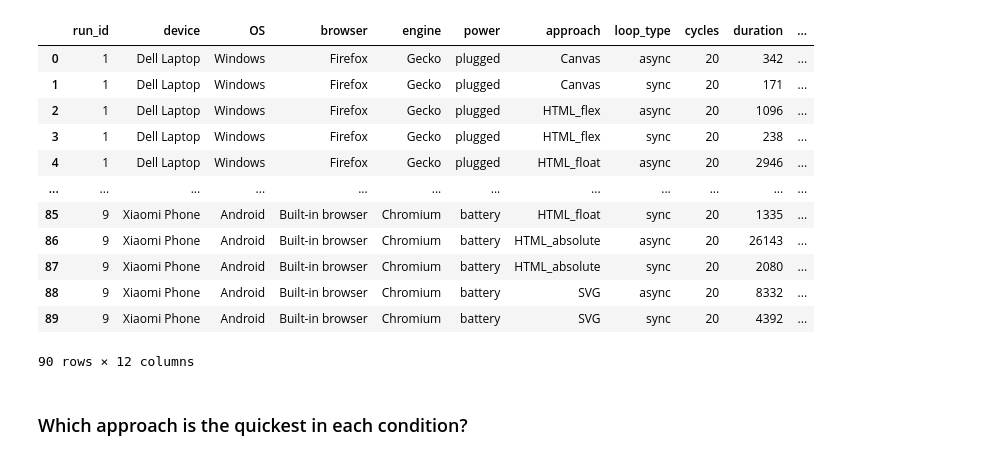
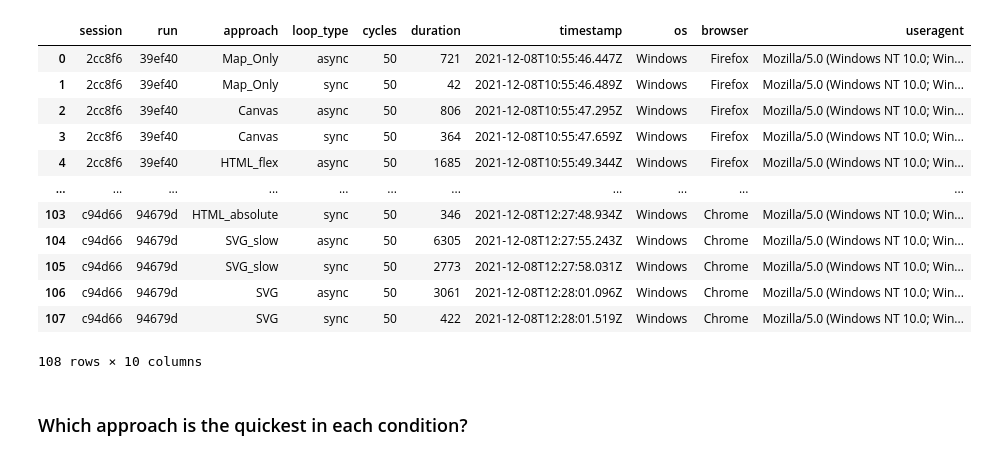
Before and after one commit to raphv/benchmark, a Jupyter notebook: benchmark-notebook.ipynb, the cells around one changed output. Saved outputs shown, nothing was run; the diff lists cells and outputs as text; code cells hidden in the pictures.

```diff
--- a/benchmark-notebook.ipynb
+++ b/benchmark-notebook.ipynb
@@ -3,22 +15,21 @@
 # %%
-import pandas
-from scipy import stats
-dataset = pandas.read_csv("benchmark-dataset.csv")
+dataset = pandas.read_csv("benchmark-dataset-homogeneous.csv")  # to use homogeneous dataset
+# dataset = pandas.read_csv("benchmark-dataset-heterogeneous.csv") # to use heterogeneous dataset
 dataset
 # %% [output]
-|  | run_id | device | OS | browser | engine | power | approach | loop_type | cycles | duration | ... |
-| 0 | 1 | Dell Laptop | Windows | Firefox | Gecko | plugged | Canvas | async | 20 | 342 | ... |
-| 1 | 1 | Dell Laptop | Windows | Firefox | Gecko | plugged | Canvas | sync | 20 | 171 | ... |
-| 2 | 1 | Dell Laptop | Windows | Firefox | Gecko | plugged | HTML_flex | async | 20 | 1096 | ... |
-| 3 | 1 | Dell Laptop | Windows | Firefox | Gecko | plugged | HTML_flex | sync | 20 | 238 | ... |
-| 4 | 1 | Dell Laptop | Windows | Firefox | Gecko | plugged | HTML_float | async | 20 | 2946 | ... |
-| ... | ... | ... | ... | ... | ... | ... | ... | ... | ... | ... | ... |
-| 85 | 9 | Xiaomi Phone | Android | Built-in browser | Chromium | battery | HTML_float | sync | 20 | 1335 | ... |
-| 86 | 9 | Xiaomi Phone | Android | Built-in browser | Chromium | battery | HTML_absolute | async | 20 | 26143 | ... |
-| 87 | 9 | Xiaomi Phone | Android | Built-in browser | Chromium | battery | HTML_absolute | sync | 20 | 2080 | ... |
-| 88 | 9 | Xiaomi Phone | Android | Built-in browser | Chromium | battery | SVG | async | 20 | 8332 | ... |
-| 89 | 9 | Xiaomi Phone | Android | Built-in browser | Chromium | battery | SVG | sync | 20 | 4392 | ... |
+|  | session | run | approach | loop_type | cycles | duration | timestamp | os | browser | useragent |
+| 0 | 2cc8f6 | 39ef40 | Map_Only | async | 50 | 721 | 2021-12-08T10:55:46.447Z | Windows | Firefox | Mozilla/5.0 (Windows NT 10.0; Win... |
+| 1 | 2cc8f6 | 39ef40 | Map_Only | sync | 50 | 42 | 2021-12-08T10:55:46.489Z | Windows | Firefox | Mozilla/5.0 (Windows NT 10.0; Win... |
+| 2 | 2cc8f6 | 39ef40 | Canvas | async | 50 | 806 | 2021-12-08T10:55:47.295Z | Windows | Firefox | Mozilla/5.0 (Windows NT 10.0; Win... |
+| 3 | 2cc8f6 | 39ef40 | Canvas | sync | 50 | 364 | 2021-12-08T10:55:47.659Z | Windows | Firefox | Mozilla/5.0 (Windows NT 10.0; Win... |
+| 4 | 2cc8f6 | 39ef40 | HTML_flex | async | 50 | 1685 | 2021-12-08T10:55:49.344Z | Windows | Firefox | Mozilla/5.0 (Windows NT 10.0; Win... |
+| ... | ... | ... | ... | ... | ... | ... | ... | ... | ... | ... |
+| 103 | c94d66 | 94679d | HTML_absolute | sync | 50 | 346 | 2021-12-08T12:27:48.934Z | Windows | Chrome | Mozilla/5.0 (Windows NT 10.0; Win... |
+| 104 | c94d66 | 94679d | SVG_slow | async | 50 | 6305 | 2021-12-08T12:27:55.243Z | Windows | Chrome | Mozilla/5.0 (Windows NT 10.0; Win... |
+| 105 | c94d66 | 94679d | SVG_slow | sync | 50 | 2773 | 2021-12-08T12:27:58.031Z | Windows | Chrome | Mozilla/5.0 (Windows NT 10.0; Win... |
+| 106 | c94d66 | 94679d | SVG | async | 50 | 3061 | 2021-12-08T12:28:01.096Z | Windows | Chrome | Mozilla/5.0 (Windows NT 10.0; Win... |
+| 107 | c94d66 | 94679d | SVG | sync | 50 | 422 | 2021-12-08T12:28:01.519Z | Windows | Chrome | Mozilla/5.0 (Windows NT 10.0; Win... |
-90 rows × 12 columns
+108 rows × 10 columns
 # %% [markdown]
 ### Which approach is the quickest in each condition?
 # %%
```
Also changed, not shown: parts of 17 cells of this notebook, 3 other files.
